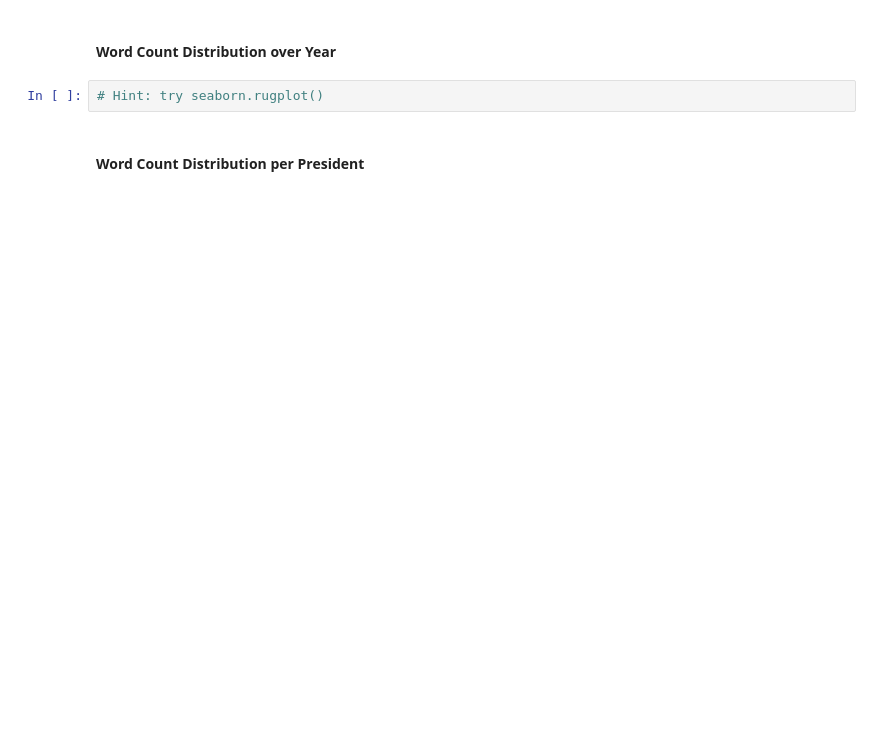
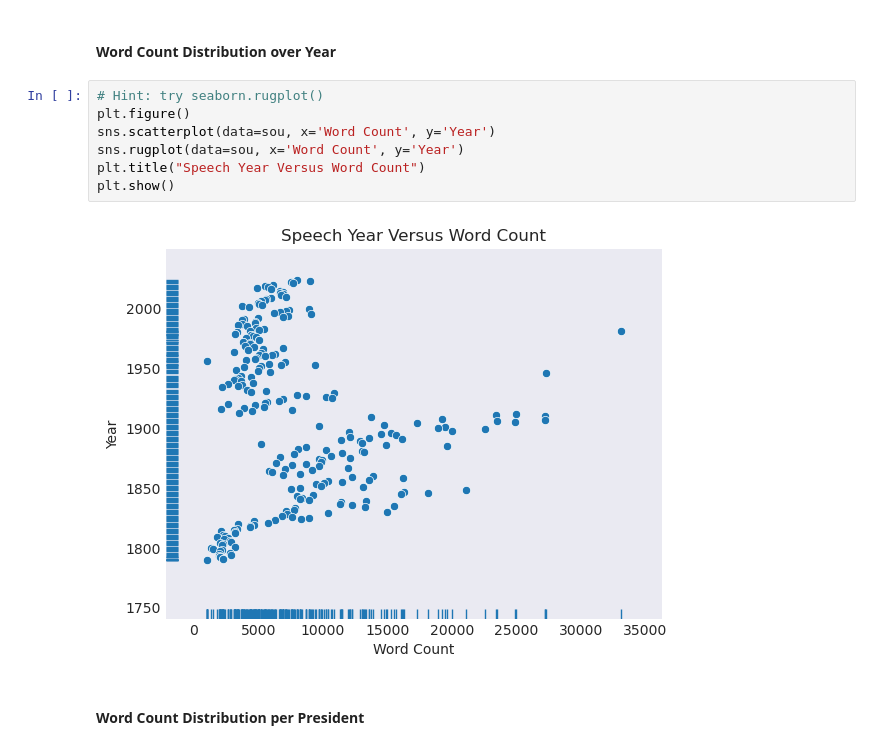
Before and after one commit to UCB-stat-159-f25/proj02-group08, a Jupyter notebook: notebooks/nlp-P01.ipynb, the cells around one changed output. Saved outputs shown, nothing was run; the diff lists cells and outputs as text; blank space fills up the shorter version.

```diff
--- a/notebooks/nlp-P01.ipynb
+++ b/notebooks/nlp-P01.ipynb
@@ -53,6 +114,13 @@ Replicate the plots below using the hints specified. For each plot, provide some
 #### Word Count Distribution over Year
 # %%
 # Hint: try seaborn.rugplot()
+plt.figure()
+sns.scatterplot(data=sou, x='Word Count', y='Year')
+sns.rugplot(data=sou, x='Word Count', y='Year')
+plt.title("Speech Year Versus Word Count")
+plt.show()
+# %% [output]
+[figure, added]
 # %% [markdown]
 #### Word Count Distribution per President
 # %%
```
Also changed, not shown: parts of 14 cells of this notebook.
